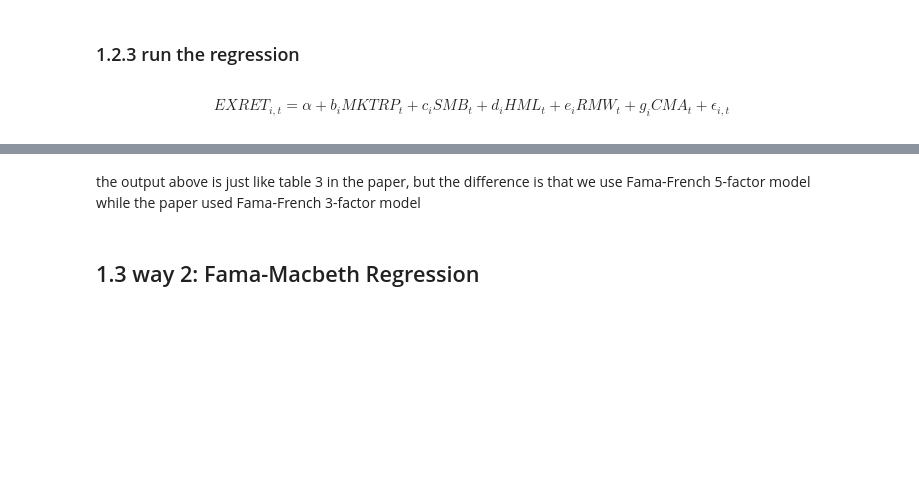
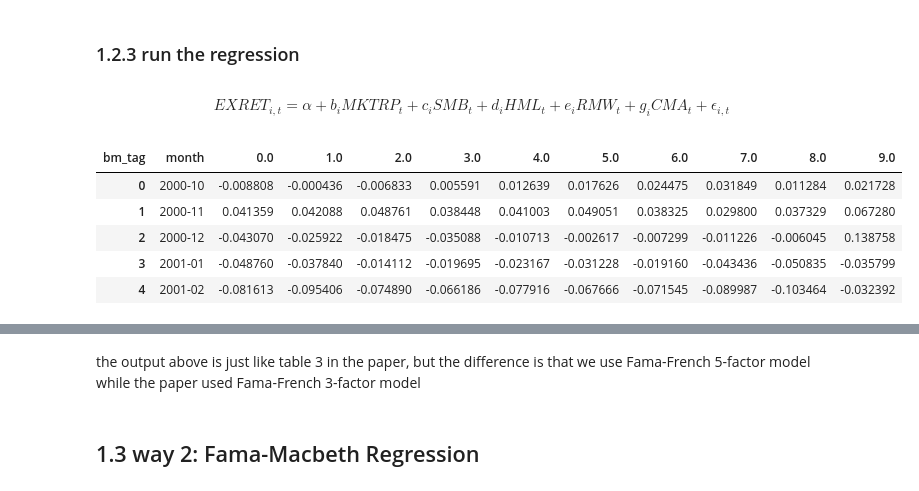
Before and after one commit to alex-fang123/investment_project, a Jupyter notebook: main-part2.ipynb, the cells around one changed output, grey strips where cells are left out. Saved outputs shown, nothing was run; the diff lists cells and outputs as text; code cells hidden in the pictures; blank space fills up the shorter version.

```diff
--- a/main-part2.ipynb
+++ b/main-part2.ipynb
@@ -633,4 +641,13 @@ def regress(data, factors):
     result.iloc[0, 8] = model.params[0]
     result.iloc[1, 8] = model.tvalues[0]
     return result
+# %%
+vw_bm_group.head()
+# %% [output]
+| bm_tag | month | 0.0 | 1.0 | 2.0 | 3.0 | 4.0 | 5.0 | 6.0 | 7.0 | 8.0 | 9.0 |
+| 0 | 2000-10 | -0.008808 | -0.000436 | -0.006833 | 0.005591 | 0.012639 | 0.017626 | 0.024475 | 0.031849 | 0.011284 | 0.021728 |
+| 1 | 2000-11 | 0.041359 | 0.042088 | 0.048761 | 0.038448 | 0.041003 | 0.049051 | 0.038325 | 0.029800 | 0.037329 | 0.067280 |
+| 2 | 2000-12 | -0.043070 | -0.025922 | -0.018475 | -0.035088 | -0.010713 | -0.002617 | -0.007299 | -0.011226 | -0.006045 | 0.138758 |
+| 3 | 2001-01 | -0.048760 | -0.037840 | -0.014112 | -0.019695 | -0.023167 | -0.031228 | -0.019160 | -0.043436 | -0.050835 | -0.035799 |
+| 4 | 2001-02 | -0.081613 | -0.095406 | -0.074890 | -0.066186 | -0.077916 | -0.067666 | -0.071545 | -0.089987 | -0.103464 | -0.032392 |
 # %%
```
Also changed, not shown: parts of 70 cells of this notebook, 9 other files.
